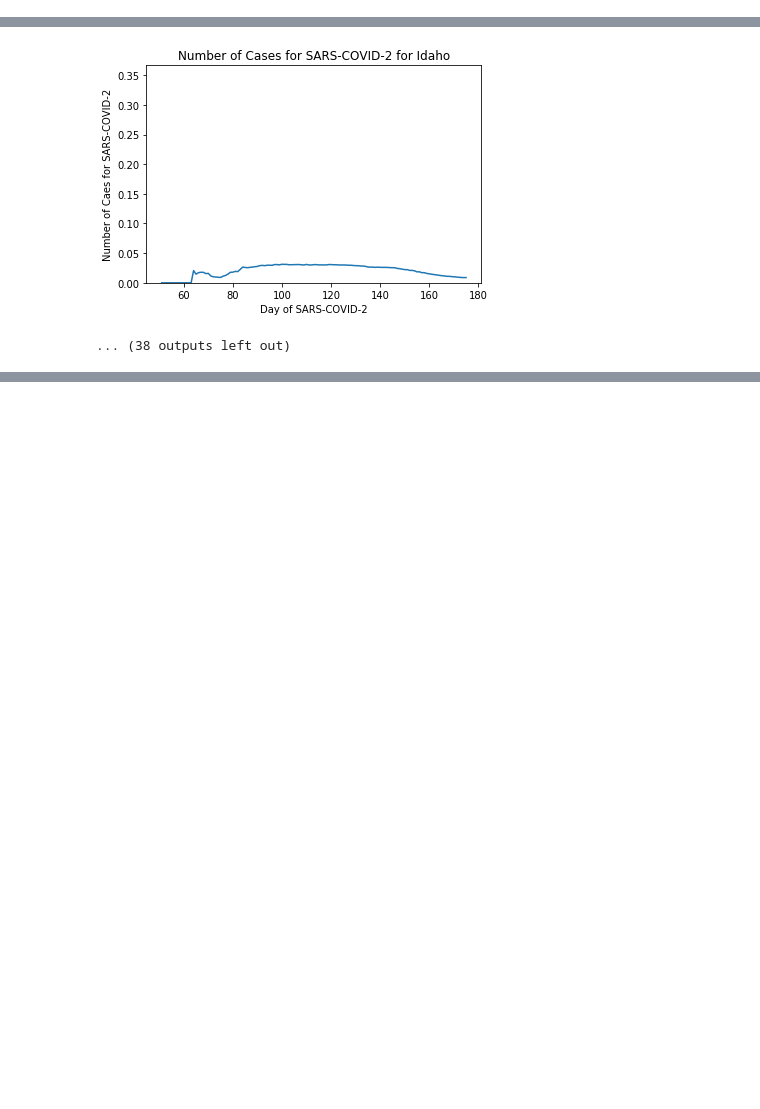
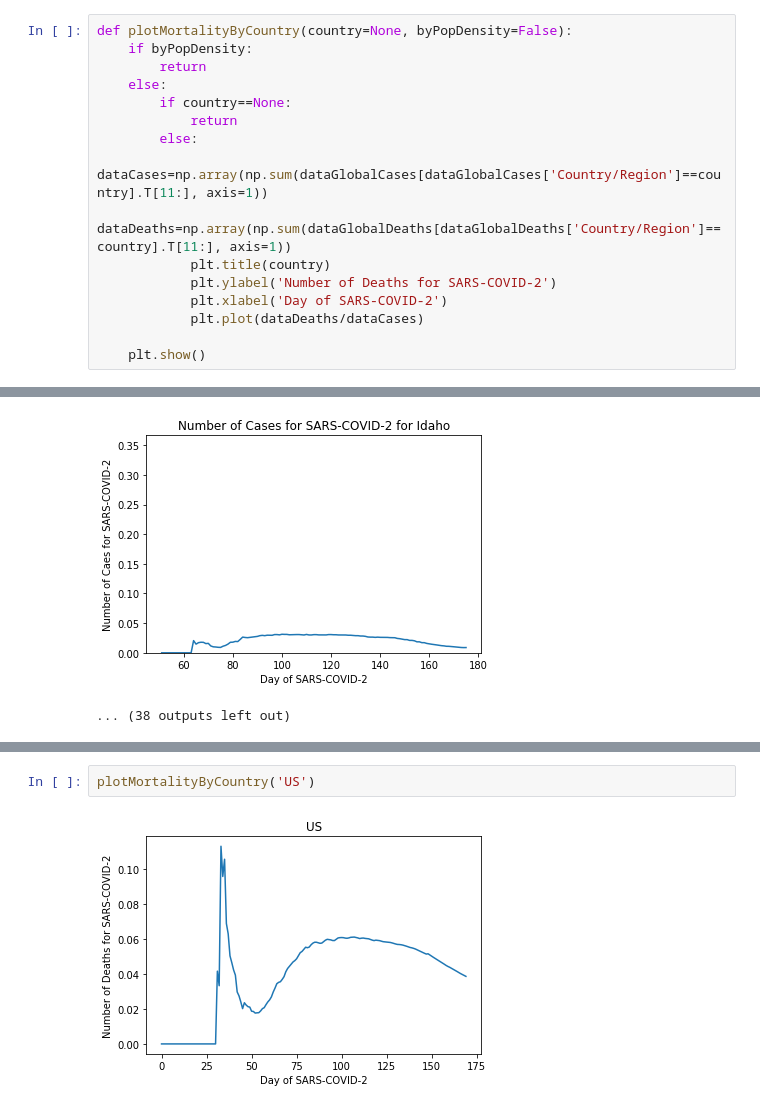
Before and after one commit to kleiaLaRoe/projects, a Jupyter notebook: python/patternRecognition/COVID19/COVID19Data.ipynb, the cells around one changed output, grey strips where cells are left out. Saved outputs shown, nothing was run; the diff lists cells and outputs as text; blank space fills up the shorter version.

```diff
--- a/python/patternRecognition/COVID19/COVID19Data.ipynb
+++ b/python/patternRecognition/COVID19/COVID19Data.ipynb
@@ -228,3 +251,19 @@ def plotMortalityByCountry(country=None, byPopDensity=False):
+# %%
+def plotMortalityByCountry(country=None, byPopDensity=False):
+    if byPopDensity:
+        return
+    else:
+        if country==None:
+            return
+        else:
+            dataCases=np.array(np.sum(dataGlobalCases[dataGlobalCases['Country/Region']==country].T[11:], axis=1))
+            dataDeaths=np.array(np.sum(dataGlobalDeaths[dataGlobalDeaths['Country/Region']==country].T[11:], axis=1))
+            plt.title(country)
+            plt.ylabel('Number of Deaths for SARS-COVID-2')
+            plt.xlabel('Day of SARS-COVID-2')
+            plt.plot(dataDeaths/dataCases)
+
+    plt.show()
 # %% [markdown]
 <h2>Graphing Results</h2>
 The following sections will contain the graphs based on the data provided by Johns Hopkins University. The first set show the number of cases, deaths, and rate of mortality in the United States as we have gotten further into the pandemic. After each section I will comment on some of the key states that have been of media publicity: Georgia, Florida, Arizona, New York, Texas, Washington, and California.
@@ -284,0 +326,4 @@ dataWHO[dataWHO['Country/Region']=='United States of America']
+# %%
+plotMortalityByCountry('US')
+# %% [output]
+[figure, added]
```
Also changed, not shown: parts of 13 cells of this notebook.
